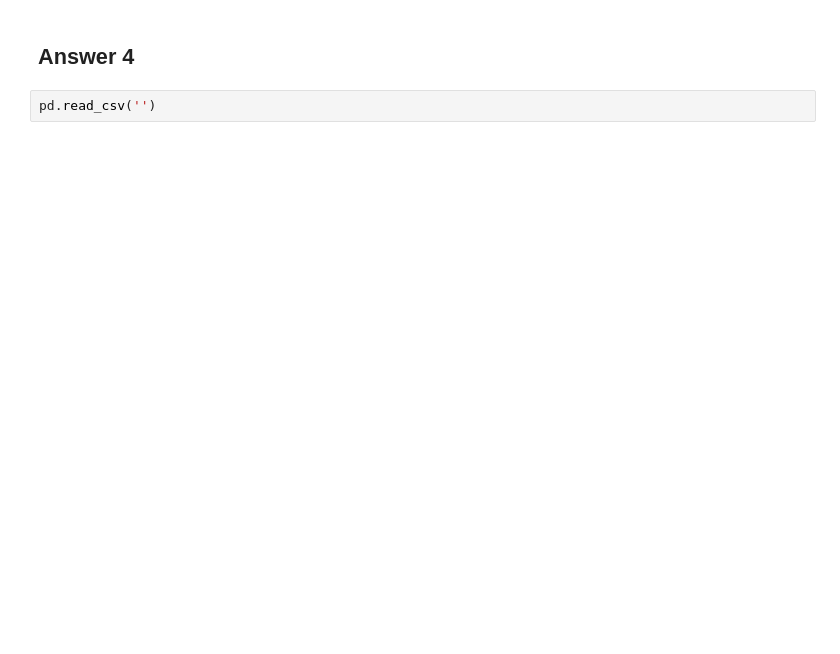
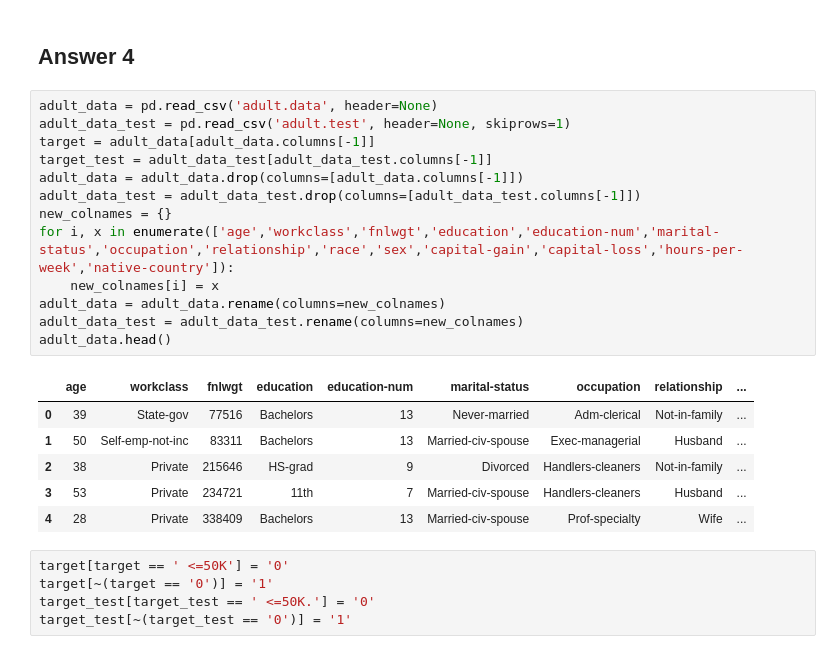
Before and after one commit to viabard/machine-learning, a Jupyter notebook: hw4/CIS5526 2020 - Homework4.ipynb, the cells around one changed output. Drawn from its saved outputs; the diff is of its cells as text; blank space fills up the shorter version.

```diff
--- a/hw4/CIS5526 2020 - Homework4.ipynb
+++ b/hw4/CIS5526 2020 - Homework4.ipynb
@@ -401,4 +401,27 @@ clf.best_params_
 # %% [markdown]
 ## Answer 4
-# %%
-pd.read_csv('')
+# %%
+adult_data = pd.read_csv('adult.data', header=None)
+adult_data_test = pd.read_csv('adult.test', header=None, skiprows=1)
+target = adult_data[adult_data.columns[-1]]
+target_test = adult_data_test[adult_data_test.columns[-1]]
+adult_data = adult_data.drop(columns=[adult_data.columns[-1]])
+adult_data_test = adult_data_test.drop(columns=[adult_data_test.columns[-1]])
+new_colnames = {}
+for i, x in enumerate(['age','workclass','fnlwgt','education','education-num','marital-status','occupation','relationship','race','sex','capital-gain','capital-loss','hours-per-week','native-country']):
+    new_colnames[i] = x
+adult_data = adult_data.rename(columns=new_colnames)
+adult_data_test = adult_data_test.rename(columns=new_colnames)
+adult_data.head()
+# %% [output]
+|  | age | workclass | fnlwgt | education | education-num | marital-status | occupation | relationship | ... |
+| 0 | 39 | State-gov | 77516 | Bachelors | 13 | Never-married | Adm-clerical | Not-in-family | ... |
+| 1 | 50 | Self-emp-not-inc | 83311 | Bachelors | 13 | Married-civ-spouse | Exec-managerial | Husband | ... |
+| 2 | 38 | Private | 215646 | HS-grad | 9 | Divorced | Handlers-cleaners | Not-in-family | ... |
+| 3 | 53 | Private | 234721 | 11th | 7 | Married-civ-spouse | Handlers-cleaners | Husband | ... |
+| 4 | 28 | Private | 338409 | Bachelors | 13 | Married-civ-spouse | Prof-specialty | Wife | ... |
+# %%
+target[target == ' <=50K'] = '0'
+target[~(target == '0')] = '1'
+target_test[target_test == ' <=50K.'] = '0'
+target_test[~(target_test == '0')] = '1'
```
Also changed, not shown: parts of 24 cells of this notebook.
